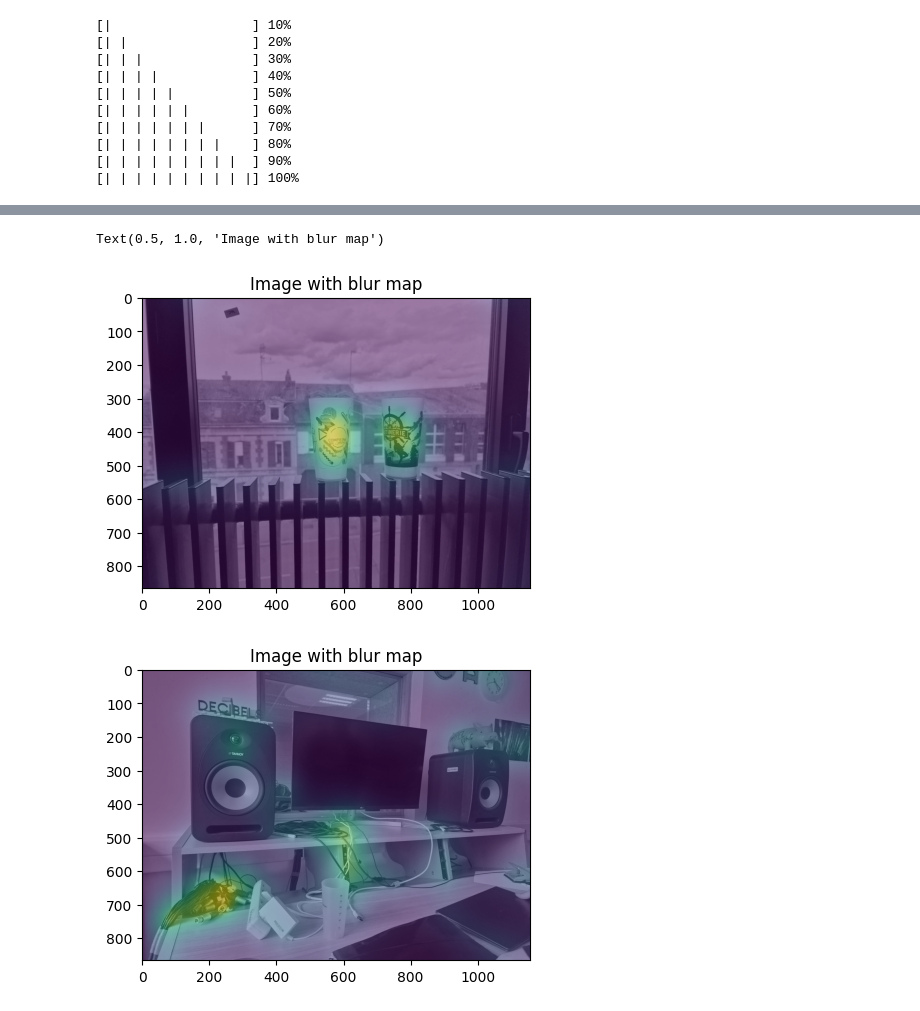
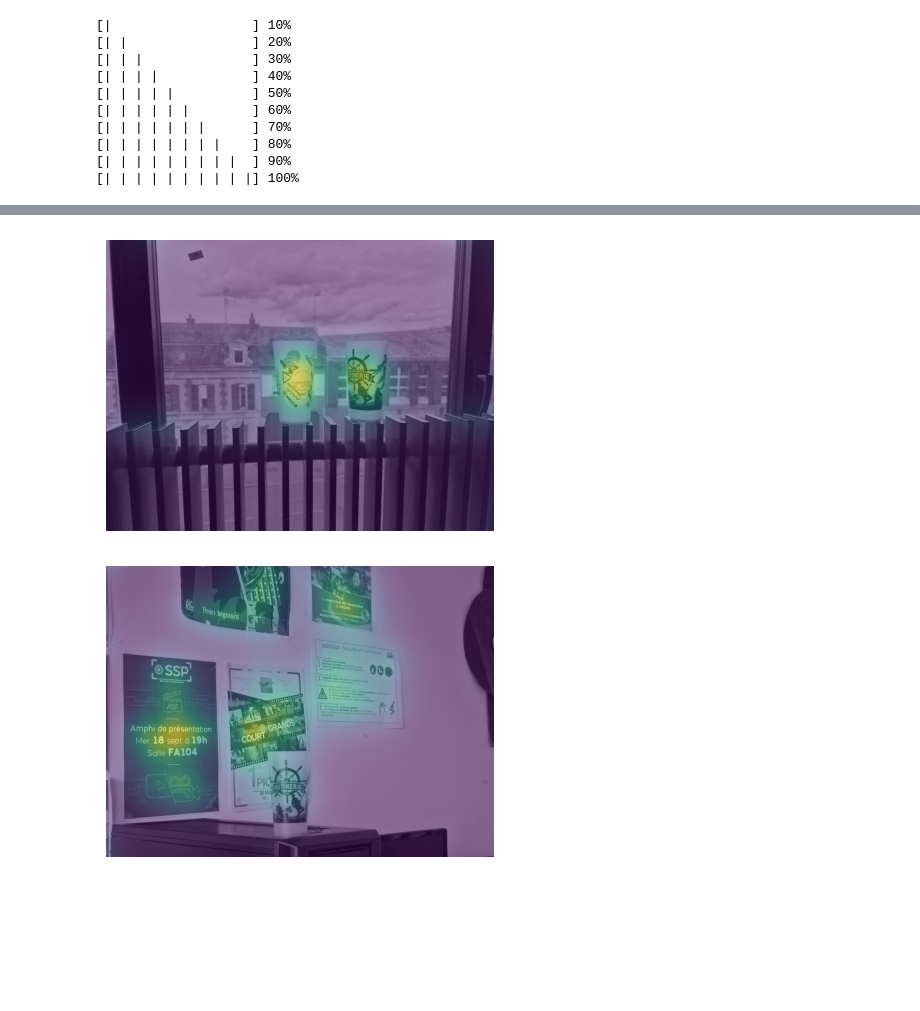
Before and after one commit to pierreadorni/ecocup_detection, a Jupyter notebook: blur_detection.ipynb, the cells around one changed output, grey strips where cells are left out. Drawn from its saved outputs; the diff is of its cells as text; code cells hidden in the pictures; blank space fills up the shorter version.

```diff
--- a/blur_detection.ipynb
+++ b/blur_detection.ipynb
@@ -33,12 +41,13 @@ Text(0.5, 1.0, 'Blur map')
 # %%
 # plot blur map over image
 fig, ax = plt.subplots(1, 1, figsize=(5, 5))
 ax.imshow(image, cmap='gray')
 ax.imshow(map, alpha=0.5)
-ax.set_title('Image with blur map')
+# remove ax
+ax.axis('off')
+plt.savefig('images/blur_map_over_image.png', dpi=300, bbox_inches='tight')
 # %% [output]
-Text(0.5, 1.0, 'Image with blur map')
-[figure, old version]
+[figure, new version]
 # %%
 # whole process in a func
 def plot_blur_map(image):
@@ -50,4 +59,5 @@ def plot_blur_map(image):
 # %%
-plot_blur_map(rgb2gray(io.imread('data/images/pos/abigotte_pos_005.jpg')))
+plot_blur_map(rgb2gray(io.imread('data/images/pos/abigotte_pos_002.jpg')))
+plt.savefig('images/blur_map_over_image_2.png', dpi=300, bbox_inches='tight')
 # %% [output]
-[figure, old version]
+[figure, new version]
```
Also changed, not shown: parts of 3 cells of this notebook, 8 other files.
